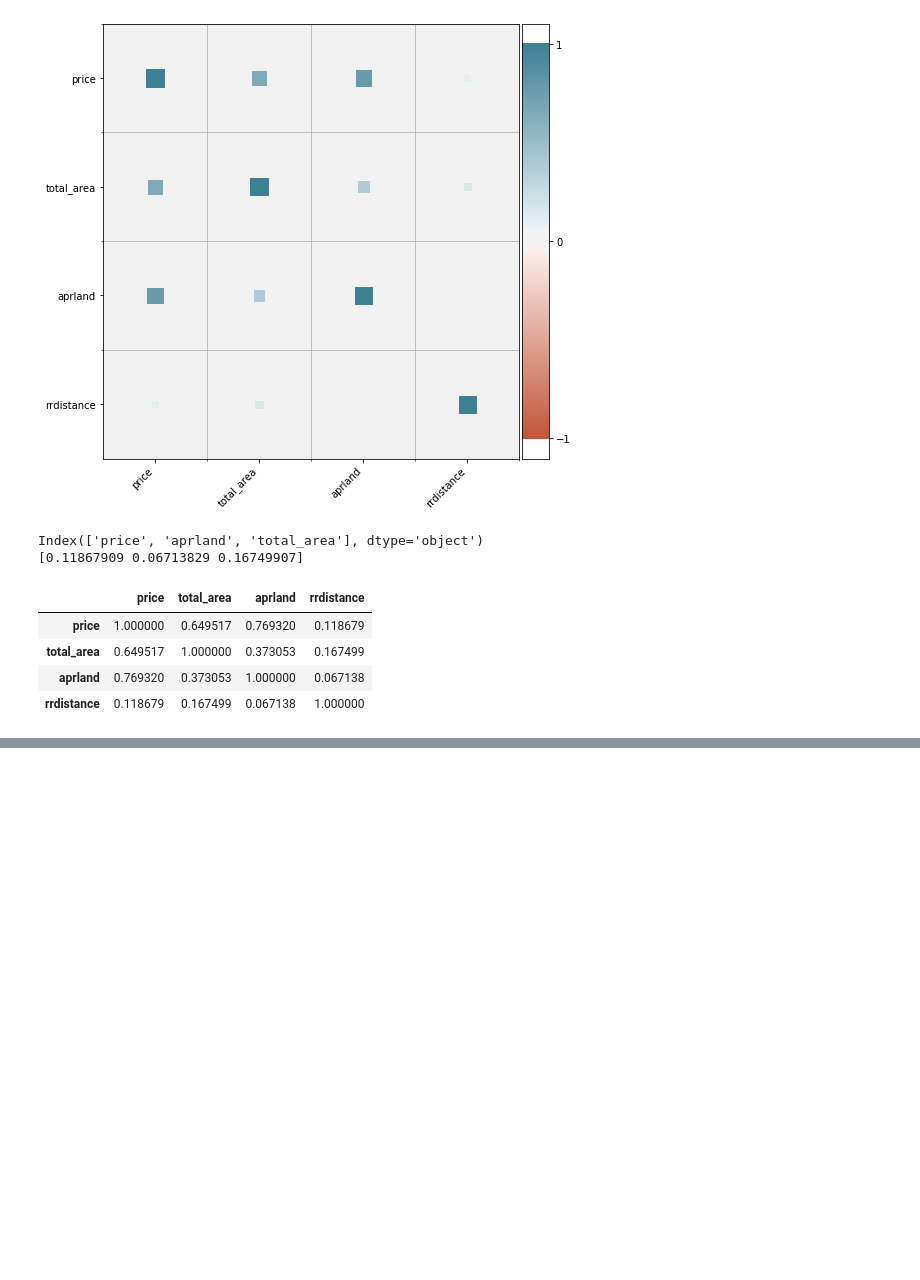
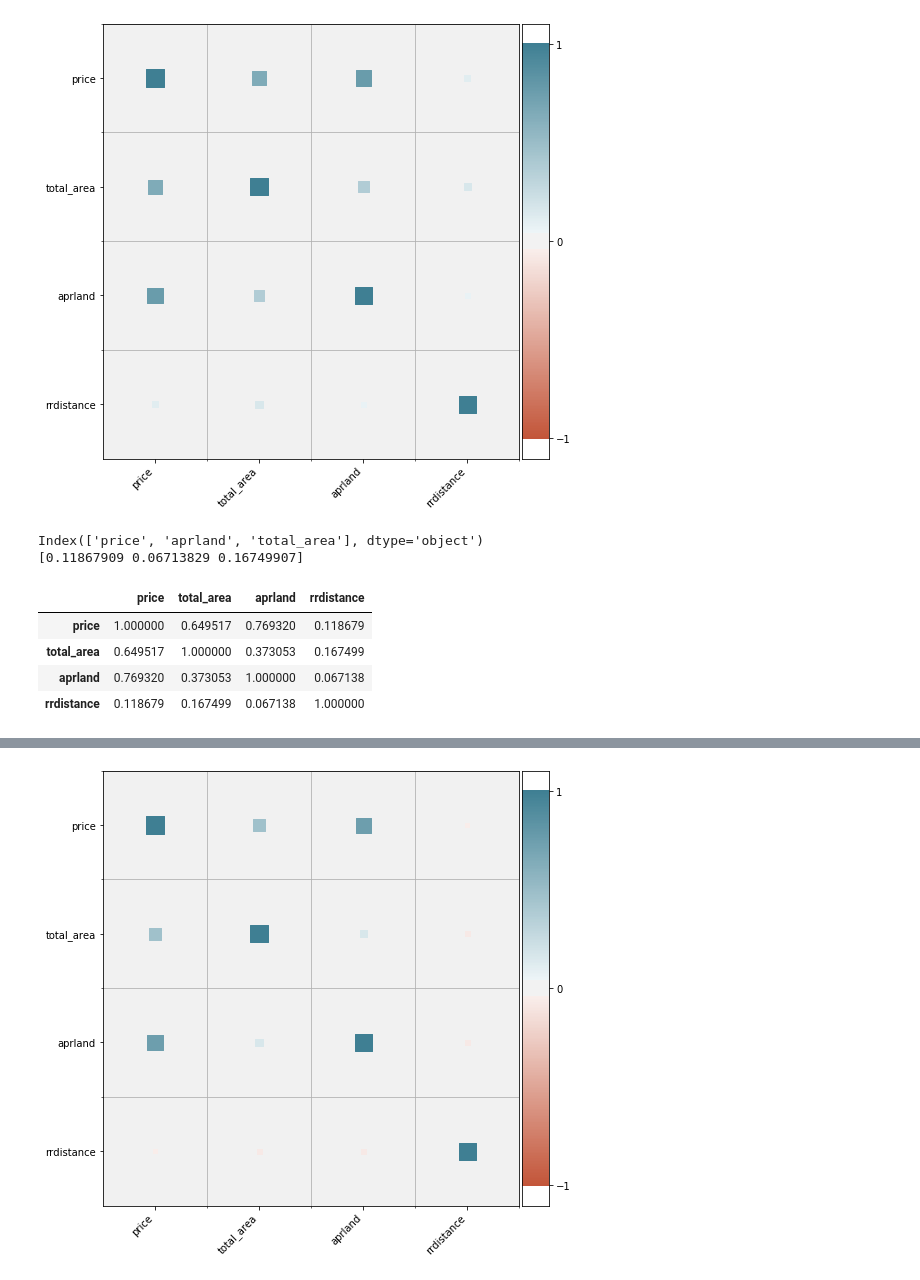
Before and after one commit to TBernard97/Make-Railroads-Great-Again, a Jupyter notebook: notebooks/rrdistance_regression.ipynb, the cells around one changed output, grey strips where cells are left out. Cells and saved outputs as stored; diff of their text form; code cells hidden in the pictures; blank space fills up the shorter version.

Commit message:
Railroad distance regression

```diff
--- a/notebooks/rrdistance_regression.ipynb
+++ b/notebooks/rrdistance_regression.ipynb
@@ -73,3 +73,8 @@ df2.corr()
 | total_area | 0.649517 | 1.000000 | 0.373053 | 0.167499 |
 | aprland | 0.769320 | 0.373053 | 1.000000 | 0.067138 |
 | rrdistance | 0.118679 | 0.167499 | 0.067138 | 1.000000 |
+# %%
+#Railroad tracks within 400 ft
+sql3 = 'select price, total_area, volusia.sales_analysis.aprland, rrdistance from volusia.sales_analysis inner join volusia.parcel on (volusia.sales_analysis.parid = volusia.parcel.parid) where rrdistance < 401;'
+df3 = pd.read_sql_query(sql3, conn)
+df3 = df3.dropna()
@@ -75,0 +90,5 @@ df2.corr()
+# %%
+plt.figure(figsize=(8,8))
+corrplot(df3.corr(), size_scale=300)
+# %% [output]
+[figure, added]
```
Also changed, not shown: parts of 48 cells of this notebook, 12 other files.
